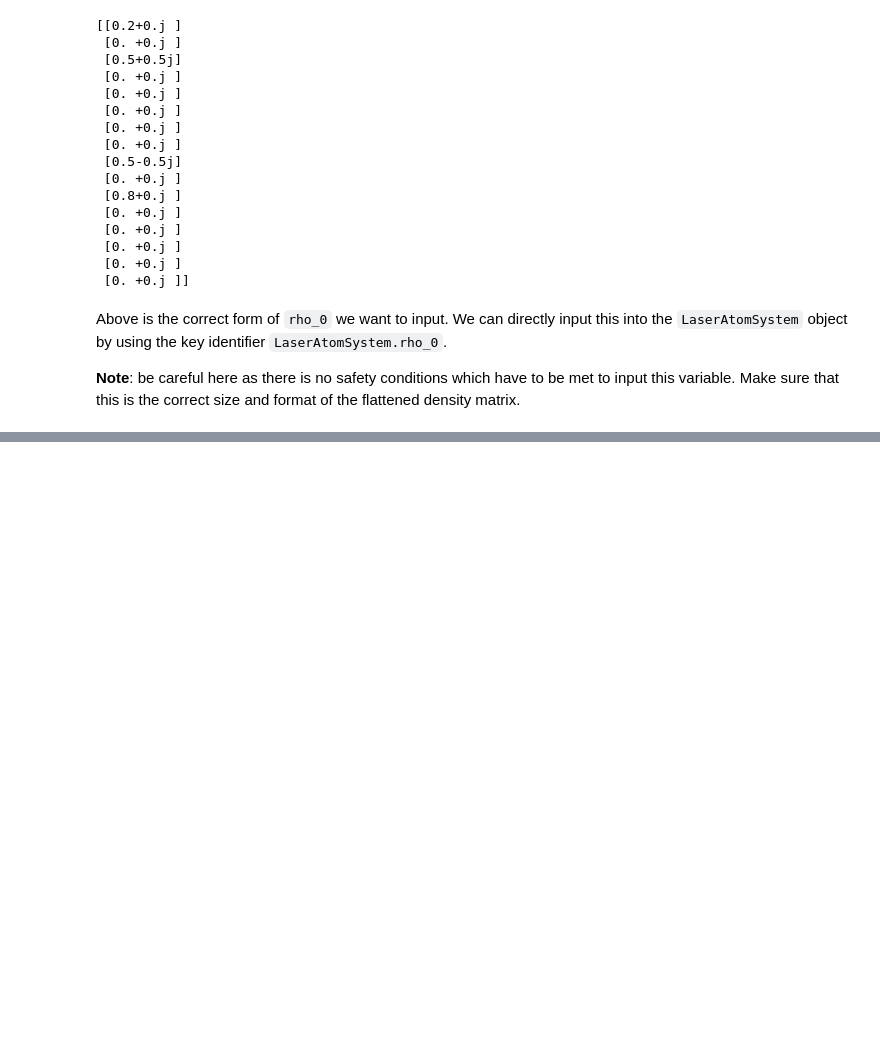
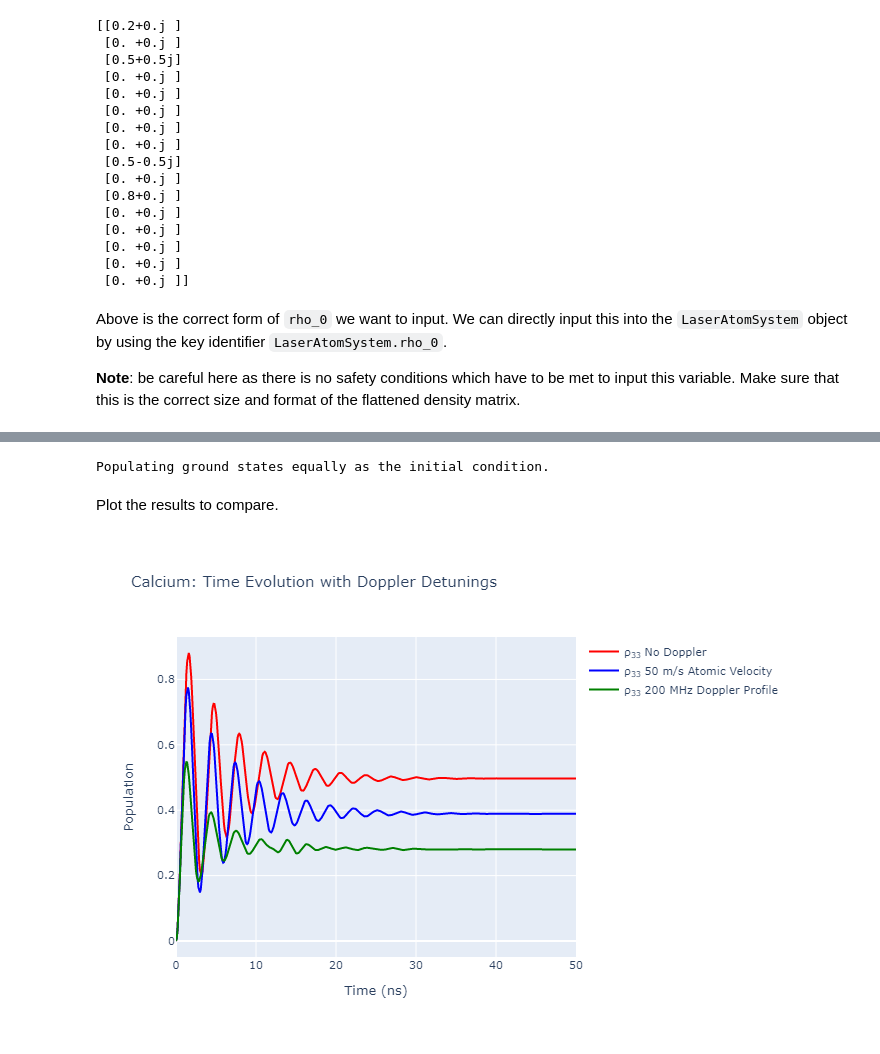
Before and after one commit to mvpmanish/LASED, a Jupyter notebook: docs/source/tutorials/Tutorial1-SimpleCalcium.ipynb, the cells around one changed output, grey strips where cells are left out. Saved outputs shown, nothing was run; the diff lists cells and outputs as text; code cells hidden in the pictures; blank space fills up the shorter version.

```diff
--- a/docs/source/tutorials/Tutorial1-SimpleCalcium.ipynb
+++ b/docs/source/tutorials/Tutorial1-SimpleCalcium.ipynb
@@ -365,0 +429,56 @@ Image("SavedPlots/tutorial1-ca-init2.png")
+# %%
+# Declare the Doppler profile parameters
+doppler_width = 0.3*2*np.pi # doppler width here is 300 MHz but have to convert it into Grad/s so multiply by 2*PI and scale
+delta_upper = 3*doppler_width
+delta_lower = -3*doppler_width
+doppler_steps = 20
+doppler_detunings = np.linspace(delta_lower, delta_upper, doppler_steps)
+# Set up the system
+calcium_system_doppler = las.LaserAtomSystem(E_ca, G_ca, tau_ca, Q_ca, wavelength_ca,
+                                 laser_intensity = intensity_ca)
+# Perform time evolution
+calcium_system_doppler.timeEvolution(time_ca,
+                            doppler_width = doppler_width,
+                            doppler_detunings = doppler_detunings,
+                            doppler_averaging = True)
+# Plot the excited state population
+rho_33_doppler = [abs(rho) for rho in calcium_system_doppler.Rho_t(s3, s3)]
+# %% [output]
+Populating ground states equally as the initial condition.
+# %% [markdown]
+Plot the results to compare.
+# %%
+fig_ca_doppler = go.Figure()
+fig_ca_doppler.add_trace(go.Scatter(x = time_ca,
+                                 y = rho_33,
+                                 mode = 'lines',
+                                name = "ρ<sub>33</sub> No Doppler",
+                                marker = dict(
+                                    color = 'red',
+                                    symbol = 'circle'
+                            )))
+fig_ca_doppler.add_trace(go.Scatter(x = time_ca,
+                                 y = rho_33_atomic_velocity,
+                                 mode = "lines",
+                                 name = "ρ<sub>33</sub> 50 m/s Atomic Velocity",
+                                 marker = dict(
+                                     color = "blue",
+                                     symbol = "x"
+                                 )))
+fig_ca_doppler.add_trace(go.Scatter(x = time_ca,
+                                 y = rho_33_doppler,
+                                 mode = "lines",
+                                 name = "ρ<sub>33</sub> 200 MHz Doppler Profile",
+                                 marker = dict(
+                                     color = "green",
+                                     symbol = "x"
+                                 )))
+fig_ca_doppler.update_layout(title = f"Calcium: Time Evolution with Doppler Detunings",
+                 xaxis_title = "Time (ns)",
+                 yaxis_title = "Population",
+                font = dict(
+                    size = 11))
+fig_ca_doppler.write_image("SavedPlots/tutorial1-ca-doppler.png")
+Image("SavedPlots/tutorial1-ca-doppler.png")
+# %% [output]
+[figure, added]
```
Also changed, not shown: parts of 16 cells of this notebook, 11 other files.
